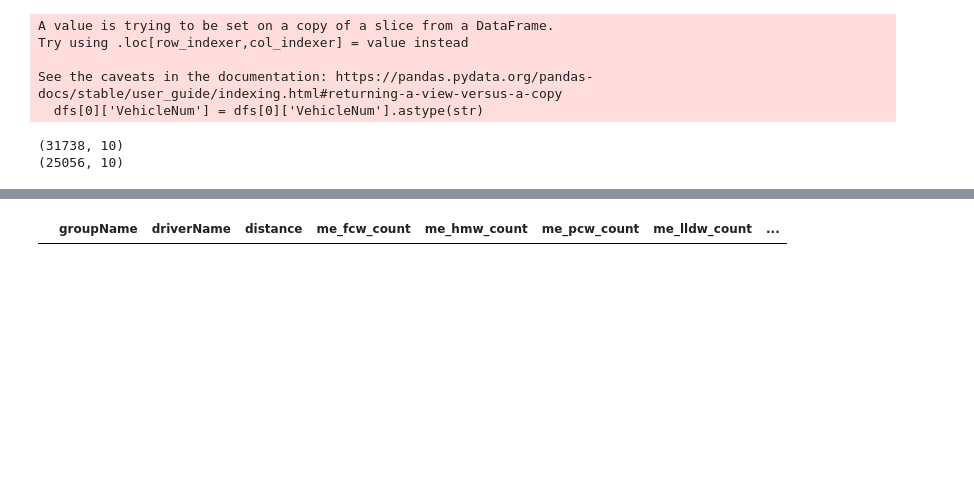
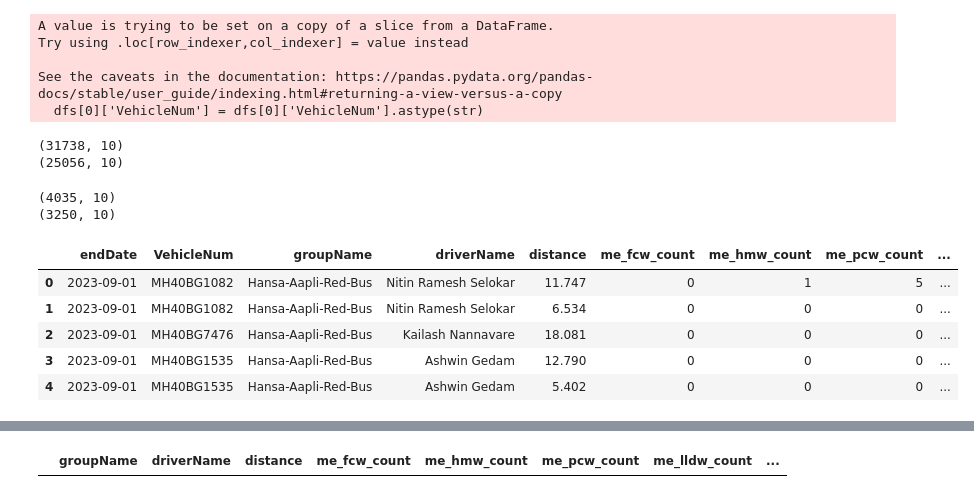
Before and after one commit to Sreerag3/IHUB_PROJECTS, a Jupyter notebook: september.ipynb, the cells around one changed output, grey strips where cells are left out. Saved outputs shown, nothing was run; the diff lists cells and outputs as text; code cells hidden in the pictures; blank space fills up the shorter version.

```diff
--- a/september.ipynb
+++ b/september.ipynb
@@ -130,5 +130,42 @@ print(dfs[0].shape)
 # %% [output]
 (31738, 10)
 (25056, 10)
+# %%
+print(dfs[1].shape)
+values_to_drop = ['MH31EM0391','MH31EM0397','MH31EM0409','MH31EM0417','MH31FC0377','MH31FC0415','MH31FC0424',
+                  'MH40AT0182','MH40BG0869','MH40BG1075','MH40BG1083','MH40BG1161','MH40BG1208','MH40BG1543',
+                  'MH40BG1546','MH40BG1952','MH40BG2057','MH40BG7375','MH40BG7436','MH40BL3833','MH31EM0425',
+                  'MH31EM0392','MH31FC0412','MH40AT0460','MH40BG1073','MH40BG1078','MH40BG1215','MH40Y6891',
+                  'MH31FC0943','MH31FC0945','MH40BG1076','MH40BG1538','MH40BG1954','MH40BG2008','MH40BG2596',
+                  'MH40BG7469','MH40BL3842','MH31EM0391','MH31EM0397','MH31EM0409','MH31EM0417','MH31FC0377',
+                  'MH31FC0415','MH31FC0424','MH31FC0509','MH31FC0944','MH40BG0842','MH40BG0869','MH40BG1075',
+                  'MH40BG1076','MH40BG1083','MH40BG1085','MH40BG1161','MH40BG1543','MH40BG1546','MH40BG2023',
+                  'MH40BG2057','MH40BG7375','MH40BG7436','MH40BL3833','MH31EM0425','MH31EM0392','MH40AT0460',
+                  'MH40BG1073','MH40BG1078','MH40BG1215','MH40Y6891','MH31FC0945','MH40BG0838','MH40BG2008',
+                  'MH40BG2596','MH40BG7469','MH40BL3842','MH31EM0391','MH31EM0397','MH31EM0409','MH31EM0417',
+                  'MH31FC0377','MH31FC0391','MH31FC0415','MH31FC0424','MH31FC0941','MH31FC0944','MH40BG0842',
+                  'MH40BG0869','MH40BG1075','MH40BG1076','MH40BG1083','MH40BG1161','MH40BG1208','MH40BG1543',
+                  'MH40BG1546','MH40BG1952','MH40BG2023','MH40BG2057','MH40BG7375','MH40BG7436','MH40BL3833',
+                  'MH31EM0425','MH31EM0392','MH31FC0412','MH40AT0460','MH40BG1073','MH40BG1078','MH40BG1215',
+                  'MH40Y6891','MH31FC0942','MH31FC0945','MH40BG0838','MH40BG2008','MH40BG2596','MH40BG7469',
+                  'MH31EM0417','MH40BG1075','MH40BG1083','MH40BG1208','MH40BL3833','MH40BG1073','MH40BG1078',
+                  'MH40BG2596','MH40BG7469','MH40BL3842','MH31FC0382']
+
+dfs[1] = dfs[1][~dfs[1]['VehicleNum'].isin(values_to_drop)]
+
+print(dfs[1].shape)
+# %% [output]
+(4035, 10)
+(3250, 10)
+# %%
+combined_df = pd.concat([dfs[0],dfs[1]], axis=0, ignore_index=True)
+combined_df.head()
+# %% [output]
+|  | endDate | VehicleNum | groupName | driverName | distance | me_fcw_count | me_hmw_count | me_pcw_count | ... |
+| 0 | 2023-09-01 | MH40BG1082 | Hansa-Aapli-Red-Bus | Nitin Ramesh Selokar | 11.747 | 0 | 1 | 5 | ... |
+| 1 | 2023-09-01 | MH40BG1082 | Hansa-Aapli-Red-Bus | Nitin Ramesh Selokar | 6.534 | 0 | 0 | 0 | ... |
+| 2 | 2023-09-01 | MH40BG7476 | Hansa-Aapli-Red-Bus | Kailash Nannavare | 18.081 | 0 | 0 | 0 | ... |
+| 3 | 2023-09-01 | MH40BG1535 | Hansa-Aapli-Red-Bus | Ashwin Gedam | 12.790 | 0 | 0 | 0 | ... |
+| 4 | 2023-09-01 | MH40BG1535 | Hansa-Aapli-Red-Bus | Ashwin Gedam | 5.402 | 0 | 0 | 0 | ... |
 # %%
 count_lists = ['distance', 'me_fcw_count','me_hmw_count', 'me_pcw_count', 'me_lldw_count',	'me_rldw_count']
```
Also changed, not shown: parts of 3 cells of this notebook.
